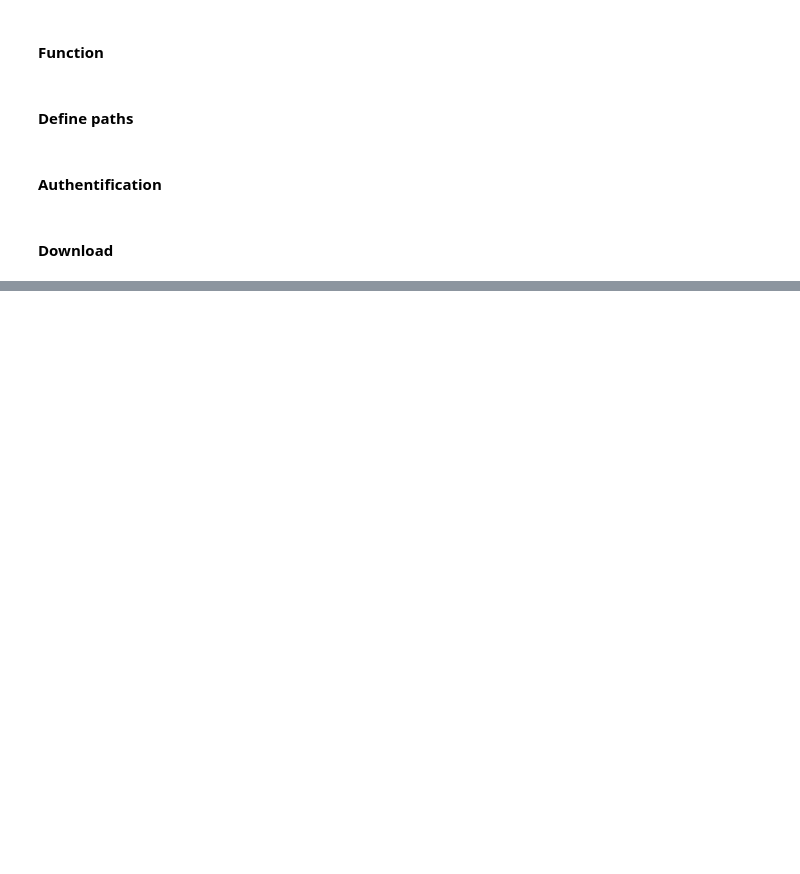
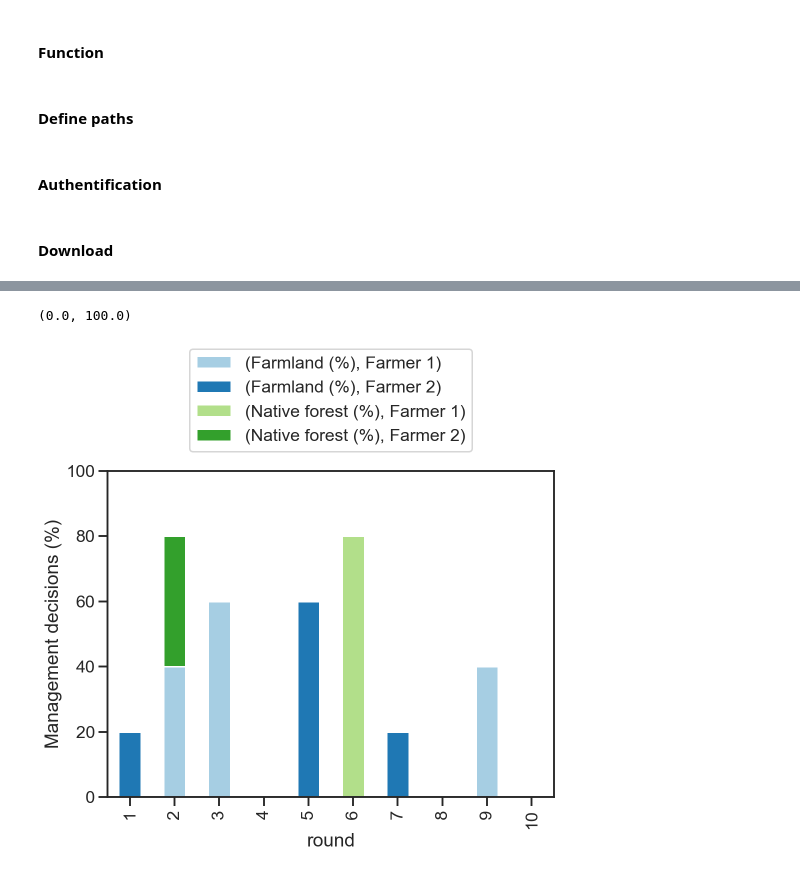
Before and after one commit to derpyninja/gecm, a Jupyter notebook: notebooks/1.1-fz-fetch-gdrive-sheets.ipynb, the cells around one changed output, grey strips where cells are left out. Drawn from its saved outputs; the diff is of its cells as text; code cells hidden in the pictures; blank space fills up the shorter version.

Commit message:
gdrive fetching and plotting updating

```diff
--- a/notebooks/1.1-fz-fetch-gdrive-sheets.ipynb
+++ b/notebooks/1.1-fz-fetch-gdrive-sheets.ipynb
@@ -100,13 +129,10 @@ data_processed = os.path.join(project_dir, "data", "processed")
 SCOPES = ['https://www.googleapis.com/auth/spreadsheets.readonly']
 
 # <Your spreadsheet ID>
-SPREADSHEET_ID = "1CVdDndGD1S8ab3D1KlXYcBcnjK8sBPl68Eth0KMgaEQ"
-
-# <Your worksheet name>
-RANGE_NAME = "Farmer 1"
+SPREADSHEET_ID = "1kEEcKdP__1XbYKe5-nVlxzAD_P5-EQx-23IAw9SXOoc"
 
 # <Your worksheet names>
-RANGE_NAMES = ["Farmer 1", "Farmer 2", "Forester 1", "Forester 1"]
+SHEETS = ["Farmer 1", "Farmer 2"]
 
 # API credentials
 credentials_fpath = os.path.join(project_dir, 'google_api_credentials.json')
@@ -115,7 +141,7 @@ credentials_fpath = os.path.join(project_dir, 'google_api_credentials.json')
 # %%
 sheet_dict = {}
 
-for i, sheet_name in enumerate(RANGE_NAMES):
+for i, sheet_name in enumerate(SHEETS):
     print(sheet_name)
 
     # 1) fetch data
@@ -132,7 +158,7 @@ for i, sheet_name in enumerate(RANGE_NAMES):
     # 3) convert to numeric
     df = df_raw.copy()
     for col in df.columns:
-        df[col] = pd.to_numeric(df[col], errors="ignore")
+        df[col] = pd.to_numeric(df[col], errors="coerce", downcast="integer")
 
     # 4) append to dict
     sheet_dict[sheet_name] = df
@@ -144,8 +190,4 @@ Forester 1
 # %%
-df_all = pd.concat(sheet_dict.values(), keys=sheet_dict.keys())
 df_all.index = df_all.index.set_names(["player", "round"])
 df_all = df_all.reset_index()
-
-df_sheets = df_all.copy()
-for col in df_sheets.columns:
-    df_sheets[col] = pd.to_numeric(df_sheets[col], errors="ignore")
+df_all["round"] = pd.to_numeric(df_all["round"], errors="coerce", downcast="integer")
@@ -173,0 +209,6 @@ df_final
+# %%
+df_final = df_all.set_index(["round", "player"]).sort_index()
+
+# https://stackoverflow.com/questions/25386870/pandas-plotting-with-multi-index
+df_final = df_final.unstack(level="player")
+df_final
@@ -173,0 +229,20 @@ df_final
+# %%
+# https://stackoverflow.com/questions/4700614/how-to-put-the-legend-out-of-the-plot
+
+decisions = df_final[["Farmland (%)", "Native forest (%)"]]
+
+# plot decisions
+ax = decisions.plot(kind='bar', stacked=True, figsize=(10,6))
+
+# Shrink current axis by 20% & put a legend to the right of the current axis
+box = ax.get_position()
+ax.set_position([box.x0, box.y0, box.width * 0.8, box.height])
+ax.legend(loc='upper center', bbox_to_anchor=(0.5, 1.4))
+
+# labels
+ax.set_ylabel("Management decisions (%)")
+ax.axhline(linestyle="-", color="grey")
+ax.set_ylim(0, 100)
+# %% [output]
+(0.0, 100.0)
+[figure, added]
```
Also changed, not shown: parts of 9 cells of this notebook, 1 other file.
